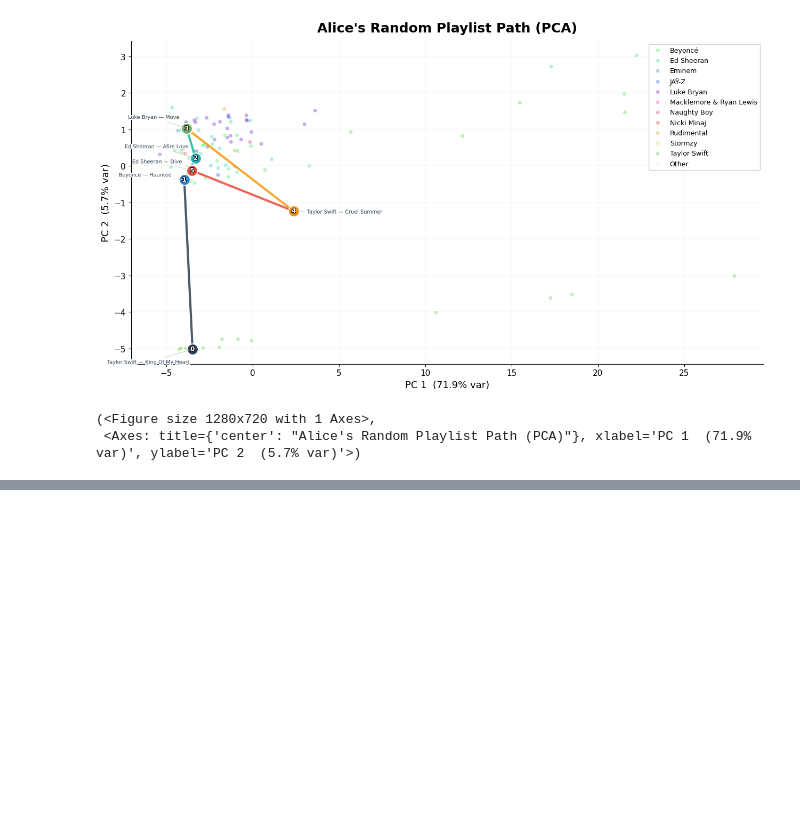
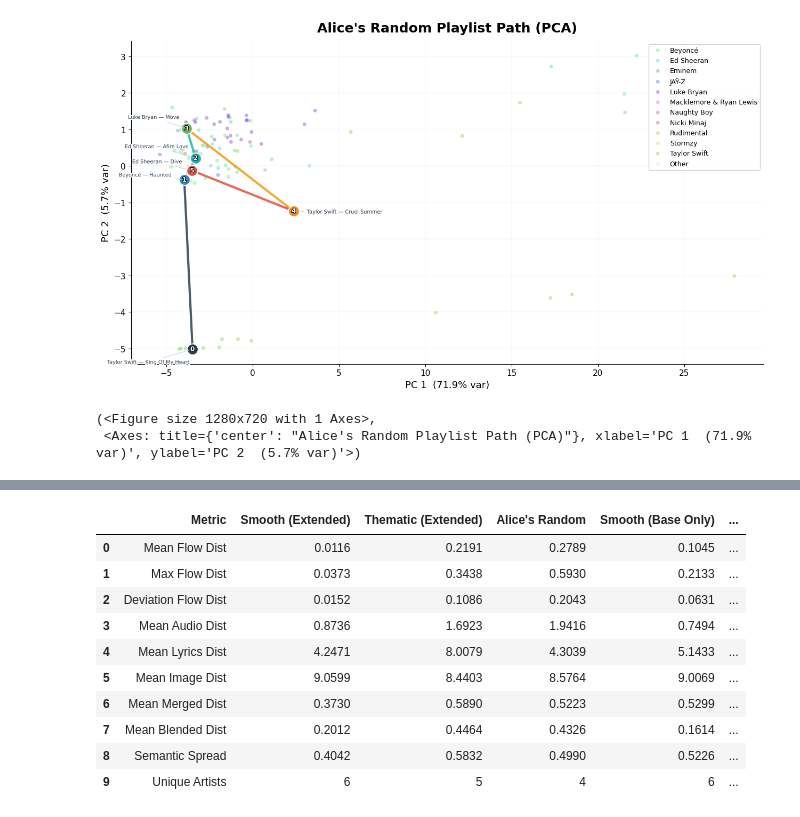
Before and after one commit to eshearer-hash/playlist_builder, a Jupyter notebook: Class Processor.ipynb, the cells around one changed output, grey strips where cells are left out. Saved outputs shown, nothing was run; the diff lists cells and outputs as text; code cells hidden in the pictures; blank space fills up the shorter version.

```diff
--- a/Class Processor.ipynb
+++ b/Class Processor.ipynb
@@ -784,0 +1260,58 @@ display(comparison)
+# %%
+# ── 5-way comparison table ───────────────────────────────────────────────────
+
+def playlist_stats(pl, dist_fl, dist_au, d_lyr, d_img, d_mrg, d_ble):
+    """Return a dict of summary stats for a playlist."""
+    consec = list(range(len(pl) - 1))
+    fl  = [dist_fl.loc[pl[i], pl[i+1]]  for i in consec]
+    au  = [dist_au.loc[pl[i], pl[i+1]]  for i in consec]
+    ly  = [d_lyr.loc[pl[i], pl[i+1]]    for i in consec]
+    im  = [d_img.loc[pl[i], pl[i+1]]    for i in consec]
+    mr  = [d_mrg.loc[pl[i], pl[i+1]]    for i in consec]
+    bl  = [d_ble.loc[pl[i], pl[i+1]]    for i in consec]
+    pairs = [d_mrg.loc[a, b] for a, b in combinations(pl, 2)]
+    artists = list(set(artist_series[sid] for sid in pl))
+    return {
+        "Mean Flow Dist":        f"{np.mean(fl):.4f}",
+        "Max Flow Dist":         f"{max(fl):.4f}",
+        "Deviation Flow Dist":   f"{np.std(fl):.4f}",
+        "Mean Audio Dist":       f"{np.mean(au):.4f}",
+        "Mean Lyrics Dist":      f"{np.mean(ly):.4f}",
+        "Mean Image Dist":       f"{np.mean(im):.4f}",
+        "Mean Merged Dist":      f"{np.mean(mr):.4f}",
+        "Mean Blended Dist":     f"{np.mean(bl):.4f}",
+        "Semantic Spread":       f"{np.mean(pairs):.4f}",
+        "Unique Artists":        f"{len(artists)}",
+    }
+
+metrics = list(playlist_stats(
+    playlist, dist_flow, dist_audio, dist_lyrics, dist_image, dist_merged, dist_playlist
+).keys())
+
+col_smooth_ext  = playlist_stats(playlist,          dist_flow,      dist_audio,      dist_lyrics, dist_image, dist_merged, dist_playlist)
+col_thematic_ext= playlist_stats(thematic_playlist, dist_flow,      dist_audio,      dist_lyrics, dist_image, dist_merged, dist_playlist)
+col_alice       = playlist_stats(alice_playlist,    dist_flow,      dist_audio,      dist_lyrics, dist_image, dist_merged, dist_playlist)
+col_smooth_base = playlist_stats(playlist_base,     dist_flow_base, dist_base_audio, dist_lyrics, dist_image, dist_merged, dist_playlist_base)
+col_thematic_base=playlist_stats(thematic_playlist_b, dist_flow_base, dist_base_audio, dist_lyrics, dist_image, dist_merged, dist_playlist_base)
+
+comparison5 = pd.DataFrame({
+    "Metric":                    metrics,
+    "Smooth (Extended)":         [col_smooth_ext[m]   for m in metrics],
+    "Thematic (Extended)":       [col_thematic_ext[m] for m in metrics],
+    "Alice's Random":            [col_alice[m]        for m in metrics],
+    "Smooth (Base Only)":        [col_smooth_base[m]  for m in metrics],
+    "Thematic (Base Only)":      [col_thematic_base[m] for m in metrics],
+})
+display(comparison5)
+# %% [output]
+|  | Metric | Smooth (Extended) | Thematic (Extended) | Alice's Random | Smooth (Base Only) | ... |
+| 0 | Mean Flow Dist | 0.0116 | 0.2191 | 0.2789 | 0.1045 | ... |
+| 1 | Max Flow Dist | 0.0373 | 0.3438 | 0.5930 | 0.2133 | ... |
+| 2 | Deviation Flow Dist | 0.0152 | 0.1086 | 0.2043 | 0.0631 | ... |
+| 3 | Mean Audio Dist | 0.8736 | 1.6923 | 1.9416 | 0.7494 | ... |
+| 4 | Mean Lyrics Dist | 4.2471 | 8.0079 | 4.3039 | 5.1433 | ... |
+| 5 | Mean Image Dist | 9.0599 | 8.4403 | 8.5764 | 9.0069 | ... |
+| 6 | Mean Merged Dist | 0.3730 | 0.5890 | 0.5223 | 0.5299 | ... |
+| 7 | Mean Blended Dist | 0.2012 | 0.4464 | 0.4326 | 0.1614 | ... |
+| 8 | Semantic Spread | 0.4042 | 0.5832 | 0.4990 | 0.5226 | ... |
+| 9 | Unique Artists | 6 | 5 | 4 | 6 | ... |
```
Also changed, not shown: parts of 14 cells of this notebook, 1 other file.
